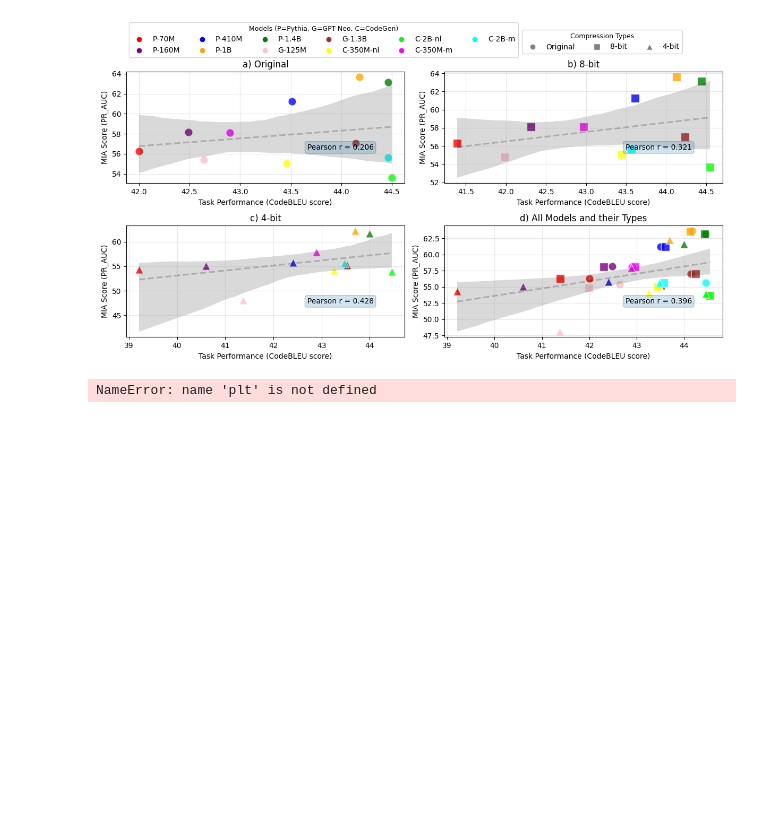
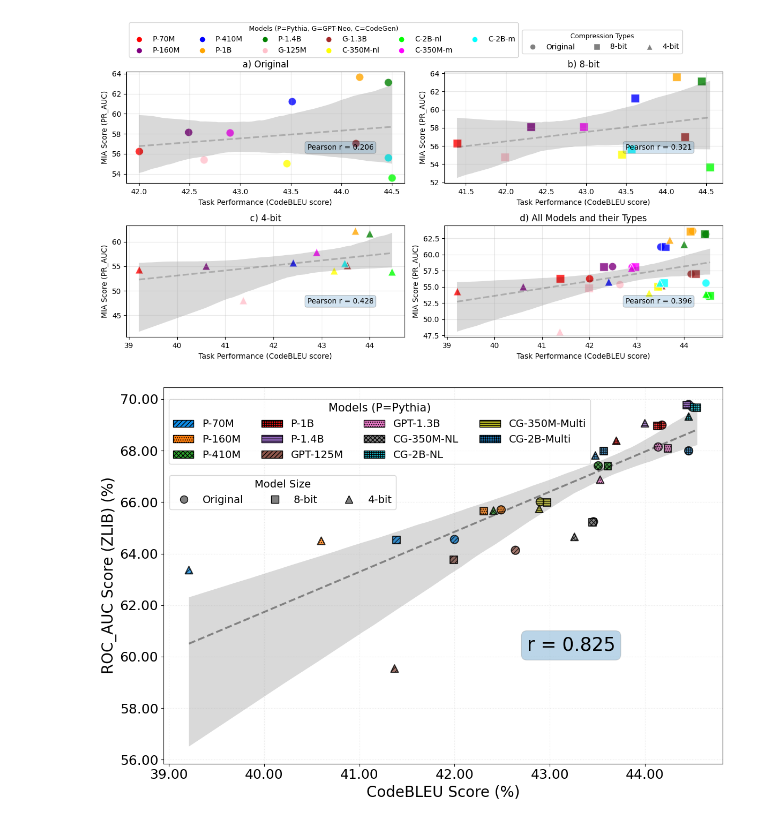
Before and after one commit to nazmul-me/mimir, a Jupyter notebook: RQsResult/RQ4-generalizibilty copy.ipynb, the cells around one changed output. Cells and saved outputs as stored; diff of their text form; code cells hidden in the pictures; blank space fills up the shorter version.

```diff
--- a/RQsResult/RQ4-generalizibilty copy.ipynb
+++ b/RQsResult/RQ4-generalizibilty copy.ipynb
@@ -482,7 +482,7 @@ def generate_graphs(taskPerformance, MIA_attack, MIA_score, i):
         'codegen-350M-nl': {'color': "#7f7f7f", 'pattern': 'xxxx'},
         'codegen-2B-nl': {'color': "#17becf", 'pattern': '++++'},
         'codegen-350M-multi': {'color': "#bcbd22", 'pattern': '----'},
-        'codegen-2B-multi': {'color': "#1f77b4", 'pattern': '////'}
+        'codegen-2B-multi': {'color': "#1f77b4", 'pattern': '++++'}
     }
 
     # Marker styles by compression type
@@ -531,10 +531,10 @@ def generate_graphs(taskPerformance, MIA_attack, MIA_score, i):
     # Overall correlation
     corr = df[taskPerformance].corr(df[MIA_score])
     ax.annotate(
-        f'Pearson r = {corr:.3f}',
+        f'r = {corr:.3f}',
         xy=(0.65, 0.3),
         xycoords='axes fraction',
-        fontsize=14,
+        fontsize=25,
         bbox=dict(boxstyle='round', alpha=0.3, edgecolor='gray')
     )
 
@@ -571,31 +571,31 @@ def generate_graphs(taskPerformance, MIA_attack, MIA_score, i):
 
     # Create and position legends
     legend1 = ax.legend(handles=model_legend_elements,
                     title='Models (P=Pythia)',
                     loc='upper left',
                     bbox_to_anchor=(0, 0.983),
                     fontsize=14,
                     ncol=4,
                     title_fontsize=15)
 
     ax.add_artist(legend1)
 
     ax.legend(handles=compression_legend_elements,
              title='Model Size',
              loc='upper right',
              bbox_to_anchor=(0.425, 0.78),
              fontsize=14,
              ncol=3,
              title_fontsize=14)
     ax.xaxis.set_tick_params(rotation=0, labelsize=18)
     ax.yaxis.set_tick_params(labelsize=18)
     # Adjust layout and save
     plt.tight_layout(rect=[0, 0, 0.85, 1])  # Make space for legends
     plt.savefig(f'./output/RQ4.3.{i}.pdf', dpi=350, bbox_inches='tight')
     plt.show()
     plt.close()
 
 # Call the function
 generate_graphs("BLEU", "ZLIB", "ROC_AUC", 3)
 # %% [output]
-NameError: name 'plt' is not defined
+[figure, added]
```
Also changed, not shown: 17 other files.
